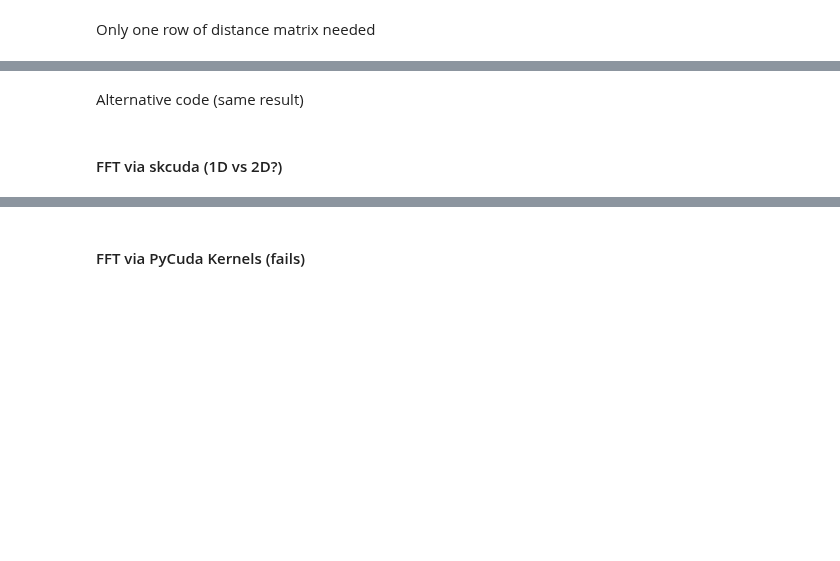
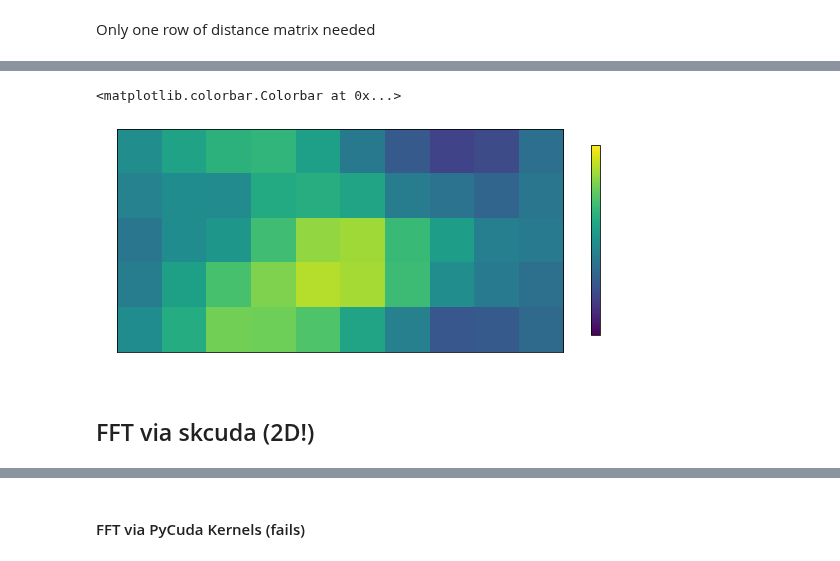
Before and after one commit to sintefmath/multilevelDA, a Jupyter notebook: notebooks/GRF_GPU.ipynb, the cells around one changed output, grey strips where cells are left out. Saved outputs shown, nothing was run; the diff lists cells and outputs as text; code cells hidden in the pictures; blank space fills up the shorter version.

```diff
--- a/notebooks/GRF_GPU.ipynb
+++ b/notebooks/GRF_GPU.ipynb
@@ -81,7 +108,8 @@ uif = np.fft.ifft2(u)
 xf = np.real(np.fft.fft2(np.sqrt(np.maximum(cmf,0))*uif))
 # %%
 plt.figure(figsize=(10,5))
-plt.imshow(xf, origin="lower", vmin=-1, vmax=1)
+plt.imshow(xf, origin="lower", vmin=-2, vmax=2)
 plt.colorbar(shrink=0.7)
+# %% [output]
+<matplotlib.colorbar.Colorbar at 0x...>
+[figure, added]
-# %% [markdown]
-Alternative code (same result)
@@ -97,5 +116,5 @@ plt.colorbar(shrink=0.7)
 # %% [markdown]
-#### FFT via skcuda (1D vs 2D?)
+## FFT via skcuda (2D!)
 # %%
 import numpy as np
 
```
Also changed, not shown: parts of 31 cells of this notebook, 1 other file.
